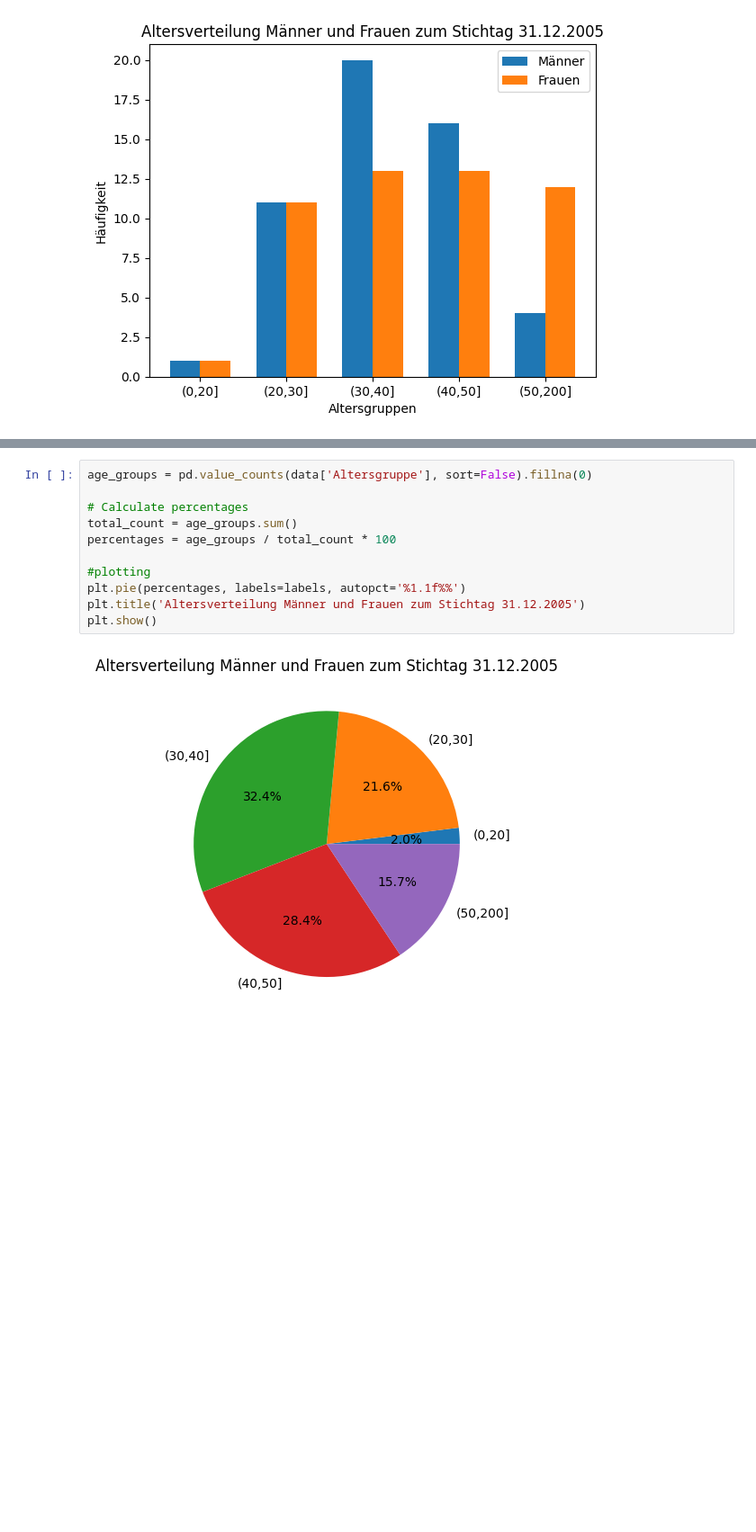
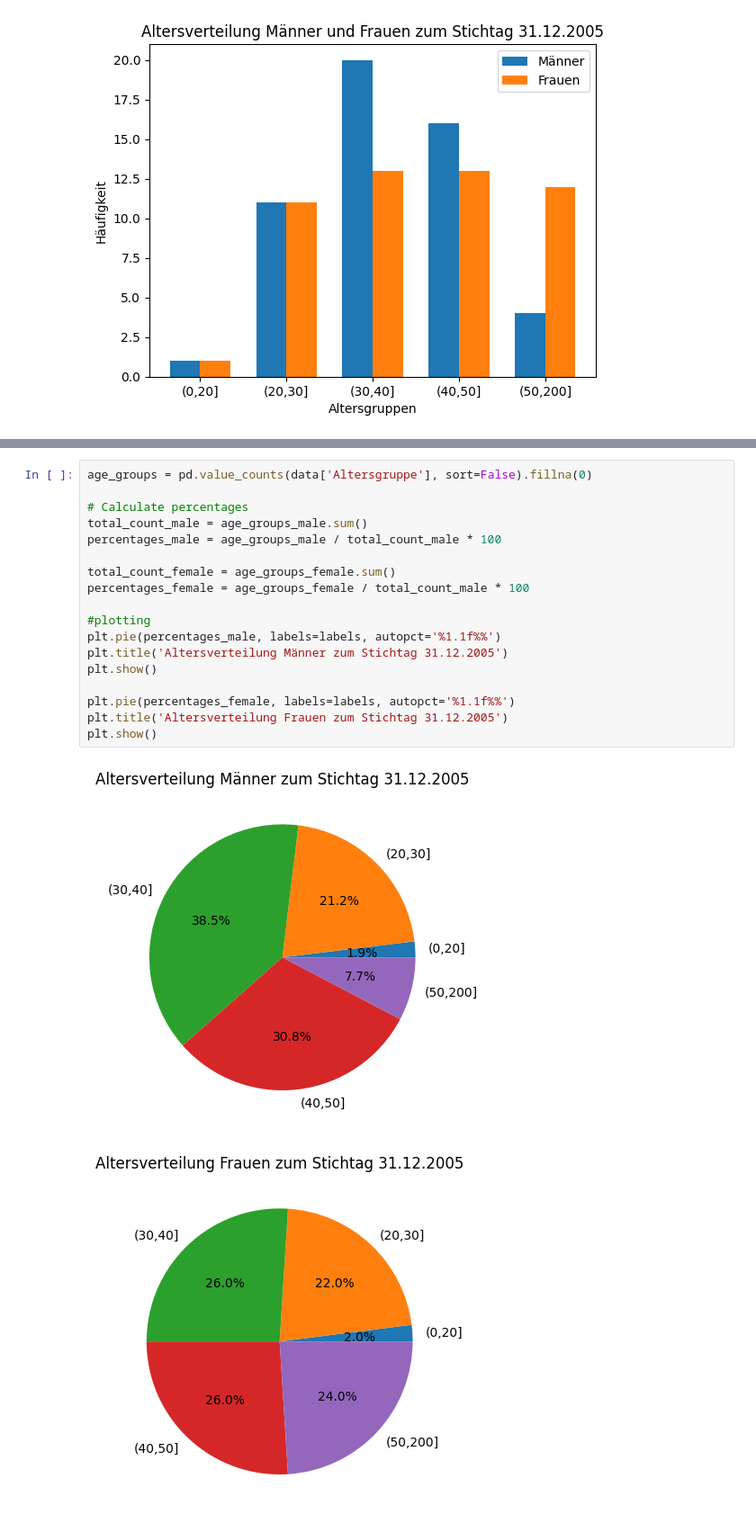
Before and after one commit to Fiusa21/Statistik_Labore, a Jupyter notebook: TestatAufgabe_1.ipynb, the cells around one changed output, grey strips where cells are left out. Shown: that part at 90% size. Cells and saved outputs as stored; diff of their text form; blank space fills up the shorter version.

```diff
--- a/TestatAufgabe_1.ipynb
+++ b/TestatAufgabe_1.ipynb
@@ -199,16 +201,24 @@ Die Kreissektoren sind mit den zugehörigen Prozentzahlen zu beschriften.
 # %%
 age_groups = pd.value_counts(data['Altersgruppe'], sort=False).fillna(0)
 
 # Calculate percentages
-total_count = age_groups.sum()
-percentages = age_groups / total_count * 100
+total_count_male = age_groups_male.sum()
+percentages_male = age_groups_male / total_count_male * 100
+
+total_count_female = age_groups_female.sum()
+percentages_female = age_groups_female / total_count_male * 100
 
 #plotting
-plt.pie(percentages, labels=labels, autopct='%1.1f%%')
-plt.title('Altersverteilung Männer und Frauen zum Stichtag 31.12.2005')
+plt.pie(percentages_male, labels=labels, autopct='%1.1f%%')
+plt.title('Altersverteilung Männer zum Stichtag 31.12.2005')
 plt.show()
+
+plt.pie(percentages_female, labels=labels, autopct='%1.1f%%')
+plt.title('Altersverteilung Frauen zum Stichtag 31.12.2005')
+plt.show()
 # %% [output]
-[figure, old version]
+[figure, new version]
+[figure, added]
 # %% [markdown]
 ## 6. Kennzahlen
 Berechnen Sie **Mittelwert**, **empirische Varianz**, **empirische Standardabweichung**, **Median** und **Spannweite** der Alterszahlen:
```
Also changed, not shown: parts of 3 cells of this notebook, 1 other file.
